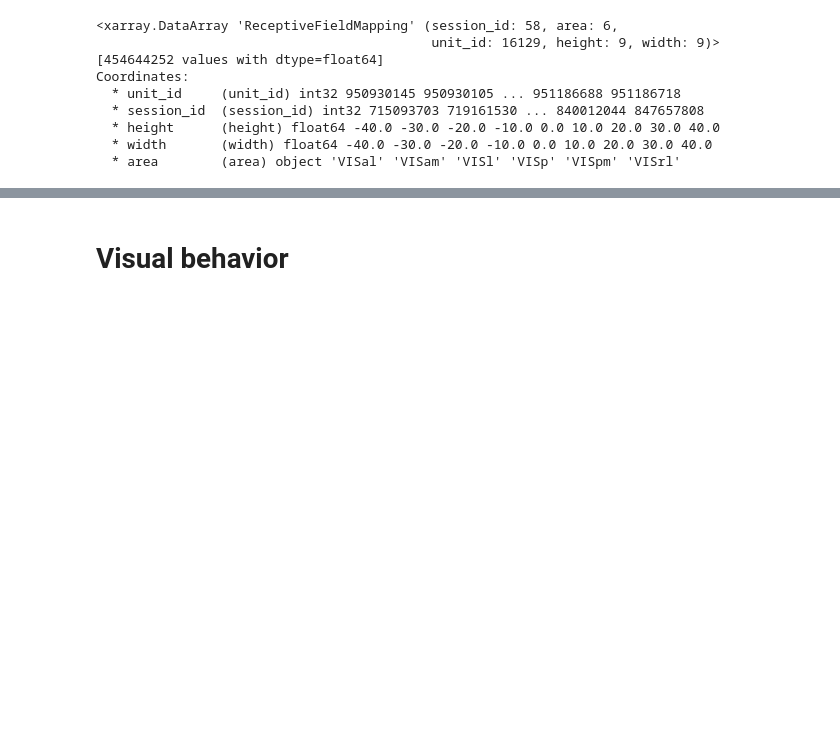
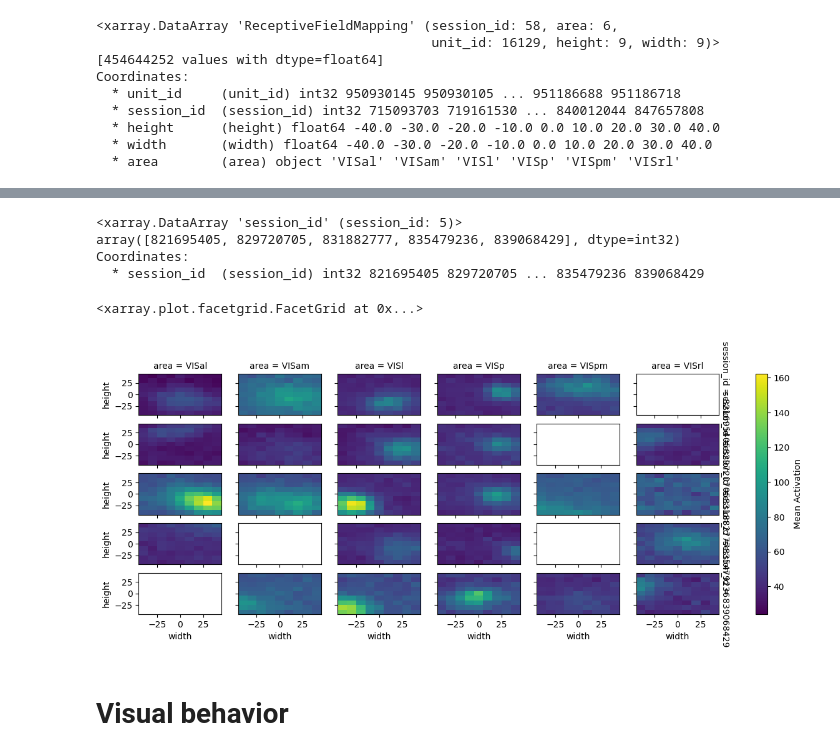
Before and after one commit to RobertoDF/openscope_psycode, a Jupyter notebook: passive_stimulation/surround_suppression/surround_suppression_analysis.ipynb, the cells around one changed output, grey strips where cells are left out. Cells and saved outputs as stored; diff of their text form; code cells hidden in the pictures; blank space fills up the shorter version.

```diff
--- a/passive_stimulation/surround_suppression/surround_suppression_analysis.ipynb
+++ b/passive_stimulation/surround_suppression/surround_suppression_analysis.ipynb
@@ -157,5 +137,29 @@ Wall time: 1min 13s
 <xarray.plot.facetgrid.FacetGrid at 0x...>
 [figure]
+# %%
+n=50
+session_id = RFs_combined.session_id[n:n+5]
+session_id
+# %% [output]
+<xarray.DataArray 'session_id' (session_id: 5)>
+array([821695405, 829720705, 831882777, 835479236, 839068429], dtype=int32)
+Coordinates:
+  * session_id  (session_id) int32 821695405 829720705 ... 835479236 839068429
+# %%
+
+RFs_combined.sel(session_id=session_id).mean(dim=[ 'unit_id']).plot(
+    x='width',           # Set 'width' as the x-axis
+    y='height',          # Set 'height' as the y-axis
+    col='area',
+    row="session_id",# Facet by 'area'
+    cmap='viridis',      # Use a colormap
+    figsize=(15, 5),     # Adjust the figure size
+    aspect=0.8,          # Adjust aspect ratio
+    cbar_kwargs={'label': 'Mean Activation'}  # Customize colorbar
+)
+# %% [output]
+<xarray.plot.facetgrid.FacetGrid at 0x...>
+[figure, added]
 # %% [markdown]
 # Visual behavior
 # %%
```
Also changed, not shown: parts of 6 cells of this notebook.
